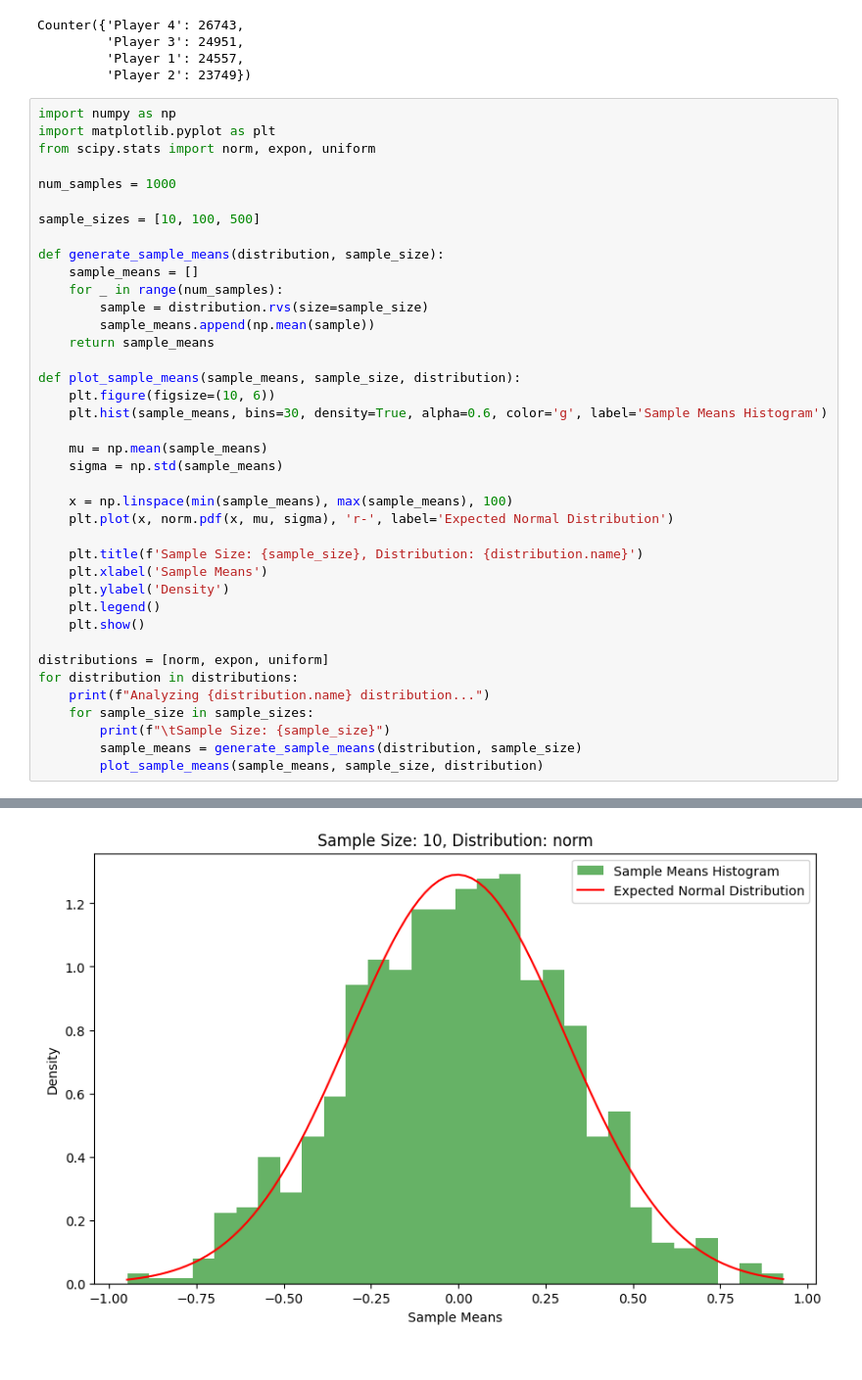
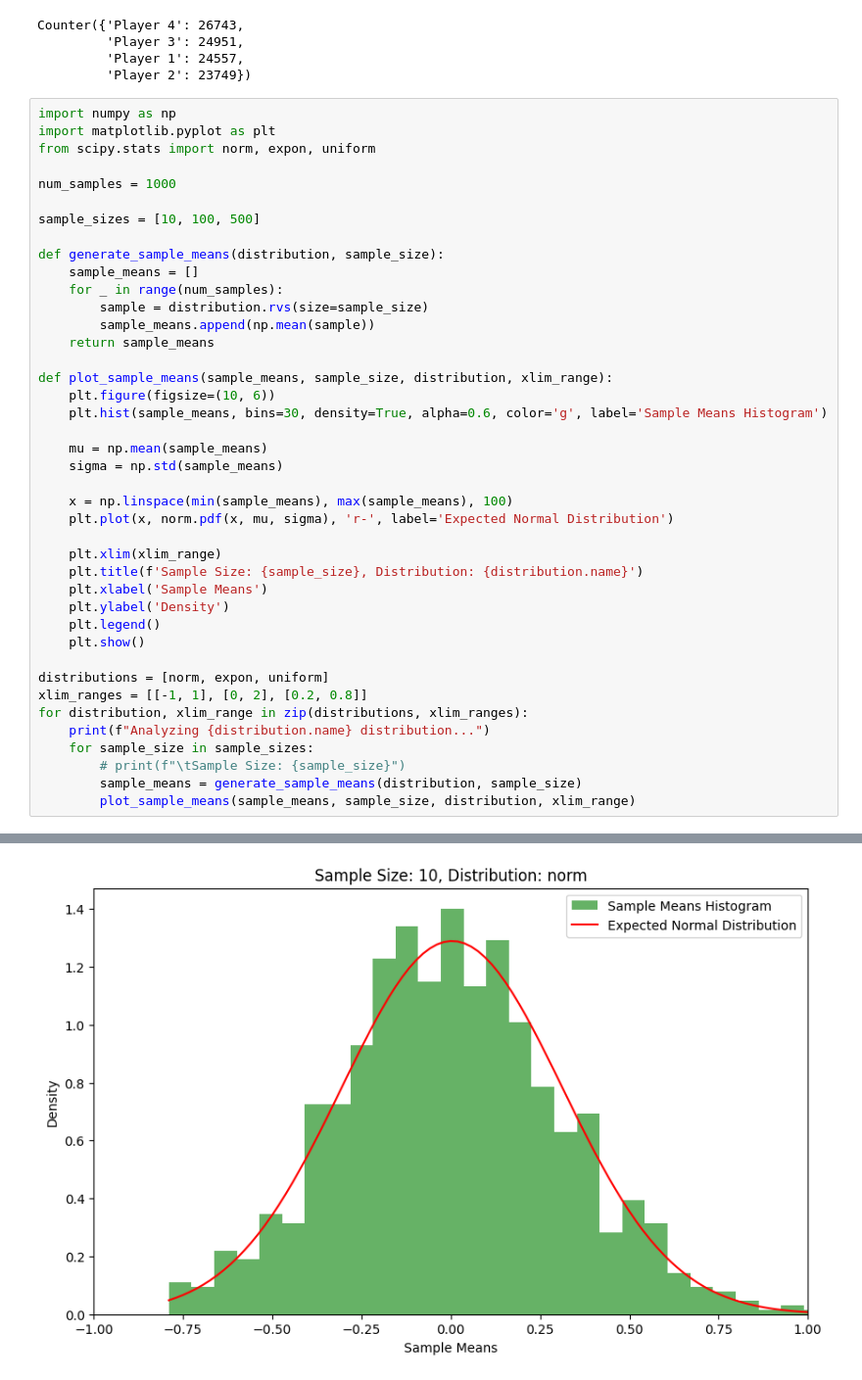
Before and after one commit to eslami200117/Data-Science, a Jupyter notebook: CA1/CA1.ipynb, the cells around one changed output, grey strips where cells are left out. Shown at 98% size. Drawn from its saved outputs; the diff is of its cells as text.

Commit message:
fix: add xlim to plots.

```diff
--- a/CA1/CA1.ipynb
+++ b/CA1/CA1.ipynb
@@ -35,7 +35,7 @@ def generate_sample_means(distribution, sample_size):
         sample_means.append(np.mean(sample))
     return sample_means
 
-def plot_sample_means(sample_means, sample_size, distribution):
+def plot_sample_means(sample_means, sample_size, distribution, xlim_range):
     plt.figure(figsize=(10, 6))
     plt.hist(sample_means, bins=30, density=True, alpha=0.6, color='g', label='Sample Means Histogram')
 
@@ -45,6 +45,7 @@ def plot_sample_means(sample_means, sample_size, distribution):
     x = np.linspace(min(sample_means), max(sample_means), 100)
     plt.plot(x, norm.pdf(x, mu, sigma), 'r-', label='Expected Normal Distribution')
 
+    plt.xlim(xlim_range)
     plt.title(f'Sample Size: {sample_size}, Distribution: {distribution.name}')
     plt.xlabel('Sample Means')
     plt.ylabel('Density')
@@ -52,11 +53,12 @@ def plot_sample_means(sample_means, sample_size, distribution):
     plt.show()
 
 distributions = [norm, expon, uniform]
-for distribution in distributions:
+xlim_ranges = [[-1, 1], [0, 2], [0.2, 0.8]]
+for distribution, xlim_range in zip(distributions, xlim_ranges):
     print(f"Analyzing {distribution.name} distribution...")
     for sample_size in sample_sizes:
-        print(f"\tSample Size: {sample_size}")
+        # print(f"\tSample Size: {sample_size}")
         sample_means = generate_sample_means(distribution, sample_size)
-        plot_sample_means(sample_means, sample_size, distribution)
+        plot_sample_means(sample_means, sample_size, distribution, xlim_range)
 # %% [output]
 Analyzing norm distribution...
@@ -64 +65 @@ Analyzing norm distribution...
-[figure, old version]
+[figure, new version]
```
Also changed, not shown: parts of 1 cell of this notebook.
